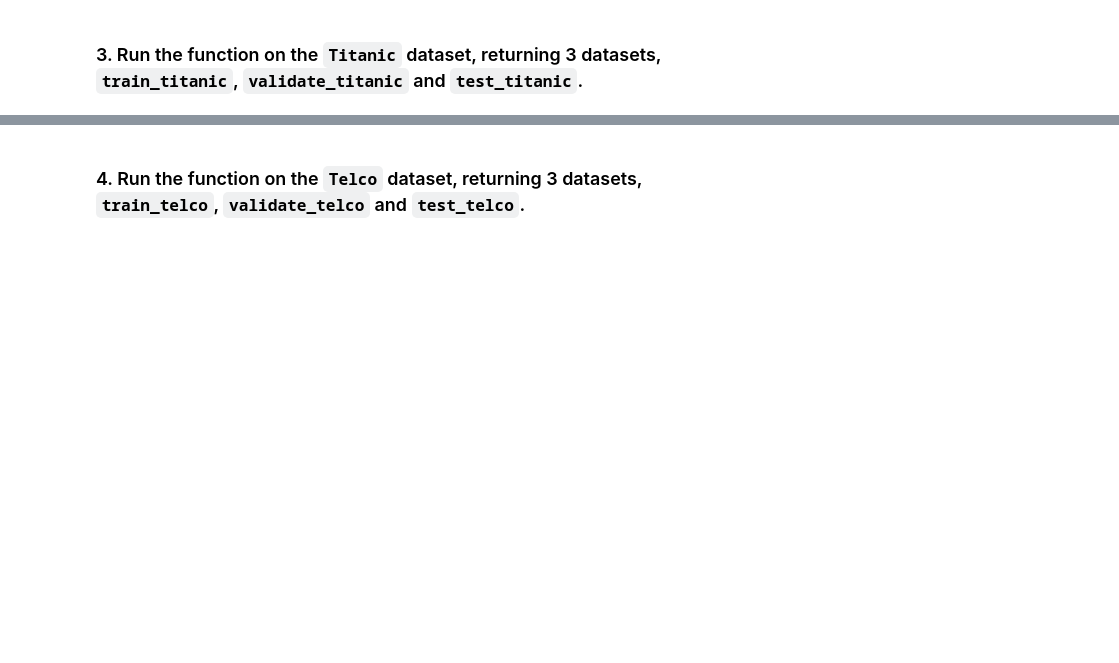
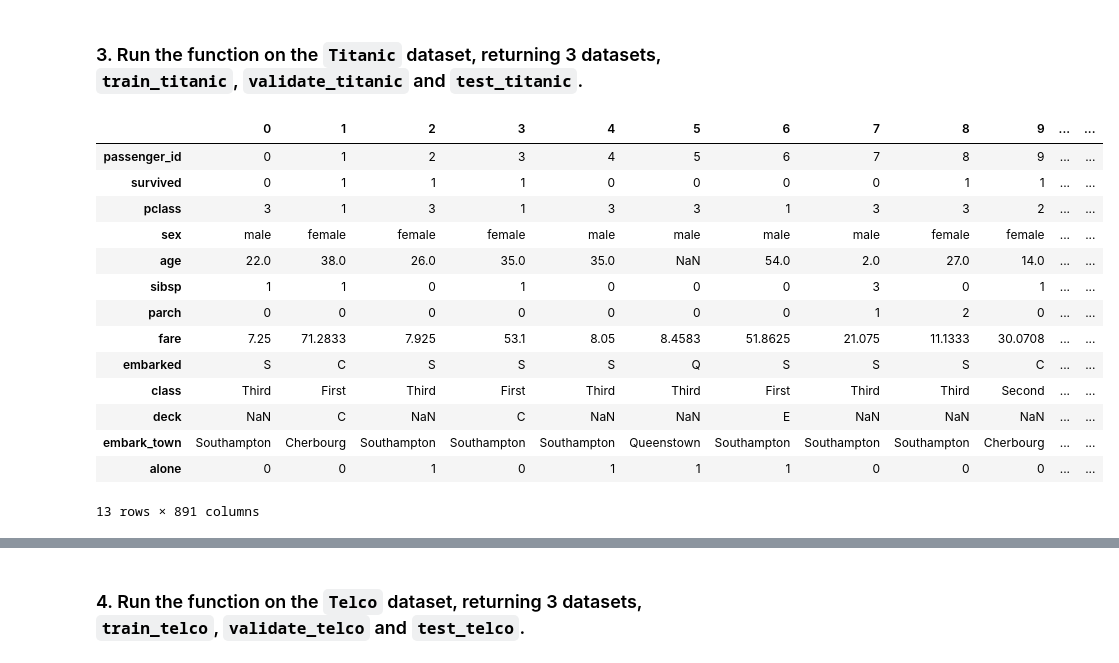
Before and after one commit to QMCBT-JustinEvans/classification-exercises, a Jupyter notebook: classification_exercises.ipynb, the cells around one changed output, grey strips where cells are left out. Saved outputs shown, nothing was run; the diff lists cells and outputs as text; code cells hidden in the pictures; blank space fills up the shorter version.

```diff
--- a/classification_exercises.ipynb
+++ b/classification_exercises.ipynb
@@ -1149,0 +1207,18 @@ NameError: name 'iris_sql_df' is not defined
+# %%
+titanic_df.T
+# %% [output]
+|  | 0 | 1 | 2 | 3 | 4 | 5 | 6 | 7 | 8 | 9 | ... | ... |
+| passenger_id | 0 | 1 | 2 | 3 | 4 | 5 | 6 | 7 | 8 | 9 | ... | ... |
+| survived | 0 | 1 | 1 | 1 | 0 | 0 | 0 | 0 | 1 | 1 | ... | ... |
+| pclass | 3 | 1 | 3 | 1 | 3 | 3 | 1 | 3 | 3 | 2 | ... | ... |
+| sex | male | female | female | female | male | male | male | male | female | female | ... | ... |
+| age | 22.0 | 38.0 | 26.0 | 35.0 | 35.0 | NaN | 54.0 | 2.0 | 27.0 | 14.0 | ... | ... |
+| sibsp | 1 | 1 | 0 | 1 | 0 | 0 | 0 | 3 | 0 | 1 | ... | ... |
+| parch | 0 | 0 | 0 | 0 | 0 | 0 | 0 | 1 | 2 | 0 | ... | ... |
+| fare | 7.25 | 71.2833 | 7.925 | 53.1 | 8.05 | 8.4583 | 51.8625 | 21.075 | 11.1333 | 30.0708 | ... | ... |
+| embarked | S | C | S | S | S | Q | S | S | S | C | ... | ... |
+| class | Third | First | Third | First | Third | Third | First | Third | Third | Second | ... | ... |
+| deck | NaN | C | NaN | C | NaN | NaN | E | NaN | NaN | NaN | ... | ... |
+| embark_town | Southampton | Cherbourg | Southampton | Southampton | Southampton | Queenstown | Southampton | Southampton | Southampton | Cherbourg | ... | ... |
+| alone | 0 | 0 | 1 | 0 | 1 | 1 | 1 | 0 | 0 | 0 | ... | ... |
+13 rows × 891 columns
```
Also changed, not shown: parts of 11 cells of this notebook, 4 other files.
